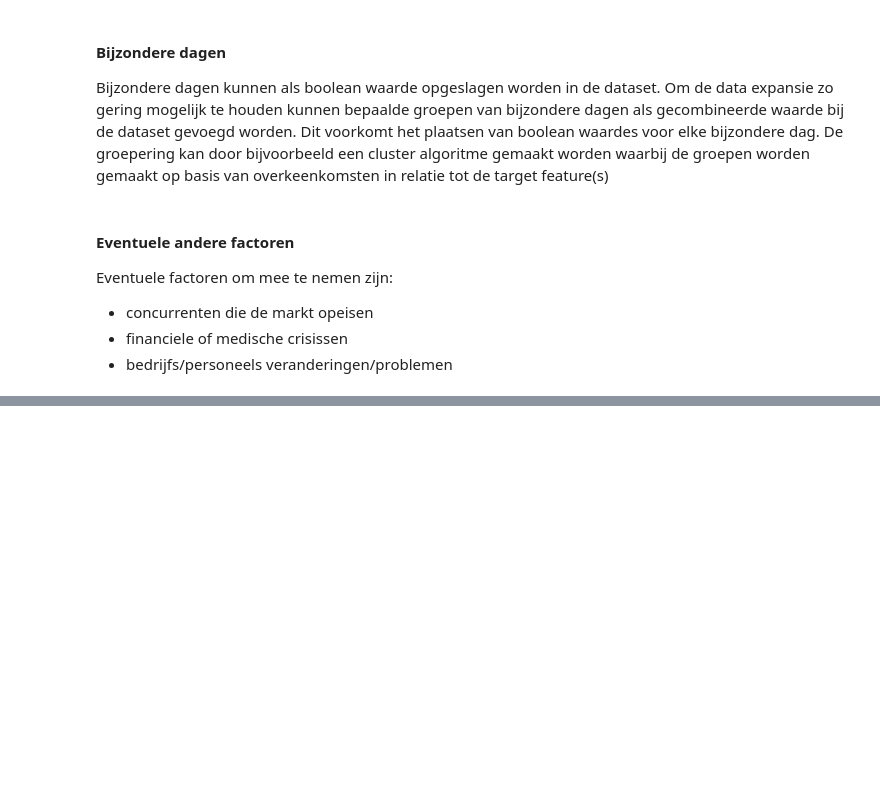
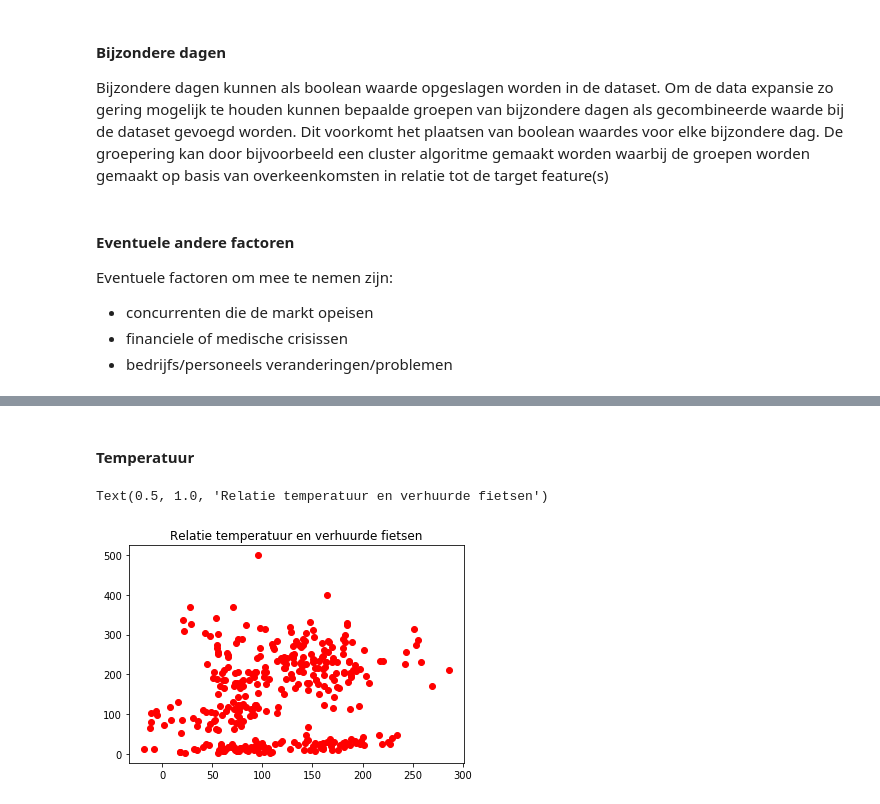
Before and after one commit to vlreinier/DIP, a Jupyter notebook: FlickBike.ipynb, the cells around one changed output, grey strips where cells are left out. Saved outputs shown, nothing was run; the diff lists cells and outputs as text; code cells hidden in the pictures; blank space fills up the shorter version.

```diff
--- a/FlickBike.ipynb
+++ b/FlickBike.ipynb
@@ -76,0 +76,9 @@ Als laatst kan ook nog gekeken worden naar plekken waar weinig fietsen gebruikt
+# %% [markdown]
+#### Temperatuur
+# %%
+df_weer_verhuur.sort_values("TG",inplace=True)
+plt.plot(df_weer_verhuur["TG"],df_weer_verhuur["amount_of_bikes"],'ro')
+plt.title("Relatie temperatuur en verhuurde fietsen")
+# %% [output]
+Text(0.5, 1.0, 'Relatie temperatuur en verhuurde fietsen')
+[figure, added]
```
Also changed, not shown: parts of 22 cells of this notebook.
